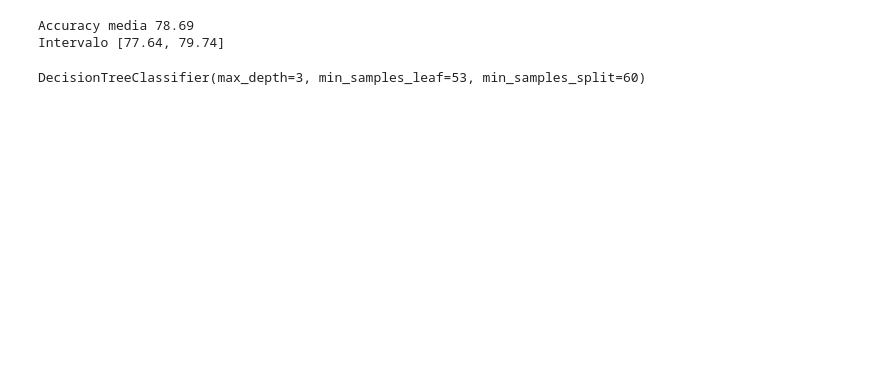
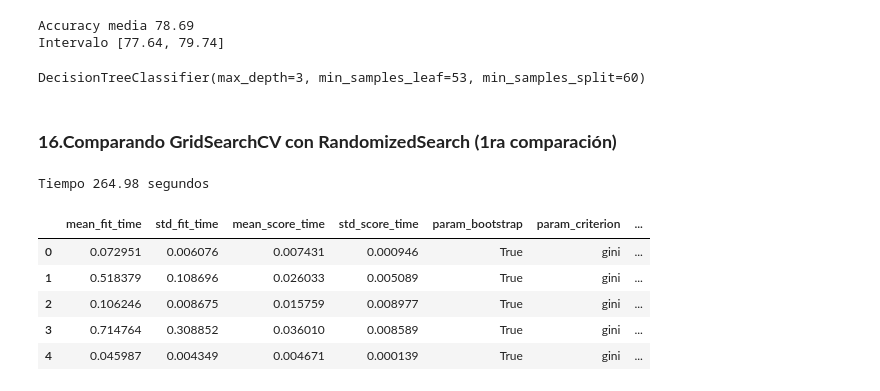
Before and after one commit to JuanPerezMolina/machine_learning_optimizacion_exploracion_aleatoria, a Jupyter notebook: 231126-1_machine_learning_optimizacion_exploracion_aleatoria.ipynb, the cells around one changed output. Cells and saved outputs as stored; diff of their text form; code cells hidden in the pictures; blank space fills up the shorter version.

```diff
--- a/231126-1_machine_learning_optimizacion_exploracion_aleatoria.ipynb
+++ b/231126-1_machine_learning_optimizacion_exploracion_aleatoria.ipynb
@@ -877,3 +792,41 @@ mejor
 Accuracy media 78.69
 Intervalo [77.64, 79.74]
 DecisionTreeClassifier(max_depth=3, min_samples_leaf=53, min_samples_split=60)
+# %% [markdown]
+### **16.Comparando GridSearchCV con RandomizedSearch (1ra comparación)**
+# %%
+from sklearn.ensemble import RandomForestClassifier
+import time
+
+SEED=301
+np.random.seed(SEED)
+
+espacio_de_parametros = {
+    "n_estimators" : [10, 100],
+    "max_depth" : [3, 5],
+    "min_samples_split" : [32, 64, 128],
+    "min_samples_leaf" : [32, 64, 128],
+    "bootstrap" : [True, False],
+    "criterion" : ["gini", "entropy"]
+}
+
+tic = time.time()
+buscar = GridSearchCV(RandomForestClassifier(),
+                      espacio_de_parametros,
+                      cv = KFold(n_splits = 5, shuffle=True))
+
+buscar.fit(x_ord, y_ord)
+tac = time.time()
+tiempo_pasado = tac - tic
+print("Tiempo %.2f segundos" % tiempo_pasado)
+
+resultados = pd.DataFrame(buscar.cv_results_)
+resultados.head()
+# %% [output]
+Tiempo 264.98 segundos
+|  | mean_fit_time | std_fit_time | mean_score_time | std_score_time | param_bootstrap | param_criterion | ... |
+| 0 | 0.072951 | 0.006076 | 0.007431 | 0.000946 | True | gini | ... |
+| 1 | 0.518379 | 0.108696 | 0.026033 | 0.005089 | True | gini | ... |
+| 2 | 0.106246 | 0.008675 | 0.015759 | 0.008977 | True | gini | ... |
+| 3 | 0.714764 | 0.308852 | 0.036010 | 0.008589 | True | gini | ... |
+| 4 | 0.045987 | 0.004349 | 0.004671 | 0.000139 | True | gini | ... |
```
Also changed, not shown: parts of 26 cells of this notebook.
